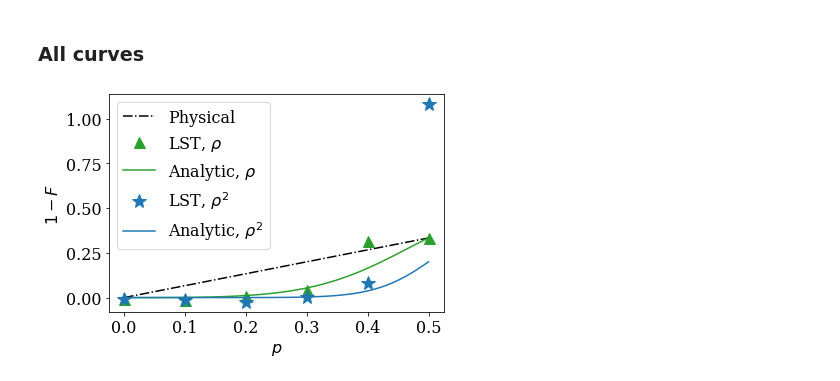
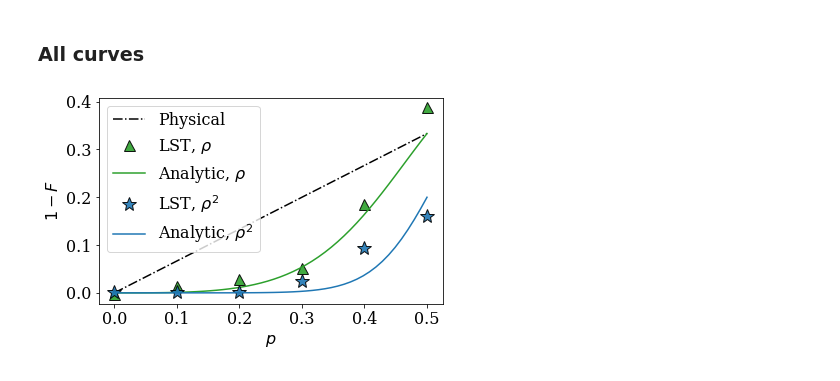
Before and after one commit to hongyehu/Sim-Clifford, a Jupyter notebook: lst_513_with_virtual_distillation.ipynb, the cells around one changed output. Drawn from its saved outputs; the diff is of its cells as text; code cells hidden in the pictures.

```diff
--- a/lst_513_with_virtual_distillation.ipynb
+++ b/lst_513_with_virtual_distillation.ipynb
@@ -19,7 +19,7 @@ plt.rcParams.update({"font.family": "serif", "font.size": 16})
 ## Parameters
 # %%
 """Set experimental parameters."""
-num_shadows: int = 20_000  # Number of shadows to take from quantum computer (simulator).
+num_shadows: int = 100_000  # Number of shadows to take from quantum computer (simulator).
 
 use_rho: bool = True             # Do LST with rho.
 num_groups_rho: int = 4          # How many groups to split the shadows into for the median of means estimate with rho.
@@ -260,18 +264,21 @@ true_rho_squared_fidelities = np.array(true_rho_squared_fidelities)
 # %%
 plt.plot(pvalues, 2 * pvalues / 3, "-.", c="k", label="Physical")
 
 if use_rho:
-    plt.plot(pvalues, 1.0 - np.real_if_close(lst_fidelities), "^", c="tab:green", markersize=11, label=r"LST, $\rho$")
+    plt.plot(pvalues, 1.0 - np.real_if_close(lst_fidelities), "^", c="tab:green", mec="black", alpha=0.90, markersize=11, label=r"LST, $\rho$")
     plt.plot(pvals, 1 - analytic_fidelity(pvals), c="tab:green", label=r"Analytic, $\rho$")
 
 if use_rho_squared:
-    plt.plot(pvalues, 1.0 - np.real_if_close(lst_vd_fidelities), "*", c="tab:blue", markersize=14, label=r"LST, $\rho^2$")
+    plt.plot(pvalues, 1.0 - np.real_if_close(lst_vd_fidelities), "*", c="tab:blue", mec="black", alpha=0.90, markersize=14, label=r"LST, $\rho^2$")
     plt.plot(pvals, 1.0 - np.real_if_close(true_rho_squared_fidelities), c="tab:blue", label=r"Analytic, $\rho^2$")
 
 # Plot options.
 # plt.ylim((-0.1, 0.35))
 plt.xlabel("$p$")
 plt.ylabel("$1 - F$")
 plt.legend(ncol=1);
+plt.tight_layout()
+
+# plt.savefig("lst_513_threshold_rho_and_rho_squared_final_black_edges.pdf")
 # %% [output]
-[figure, old version]
+[figure, new version]
```
Also changed, not shown: parts of 2 cells of this notebook.
